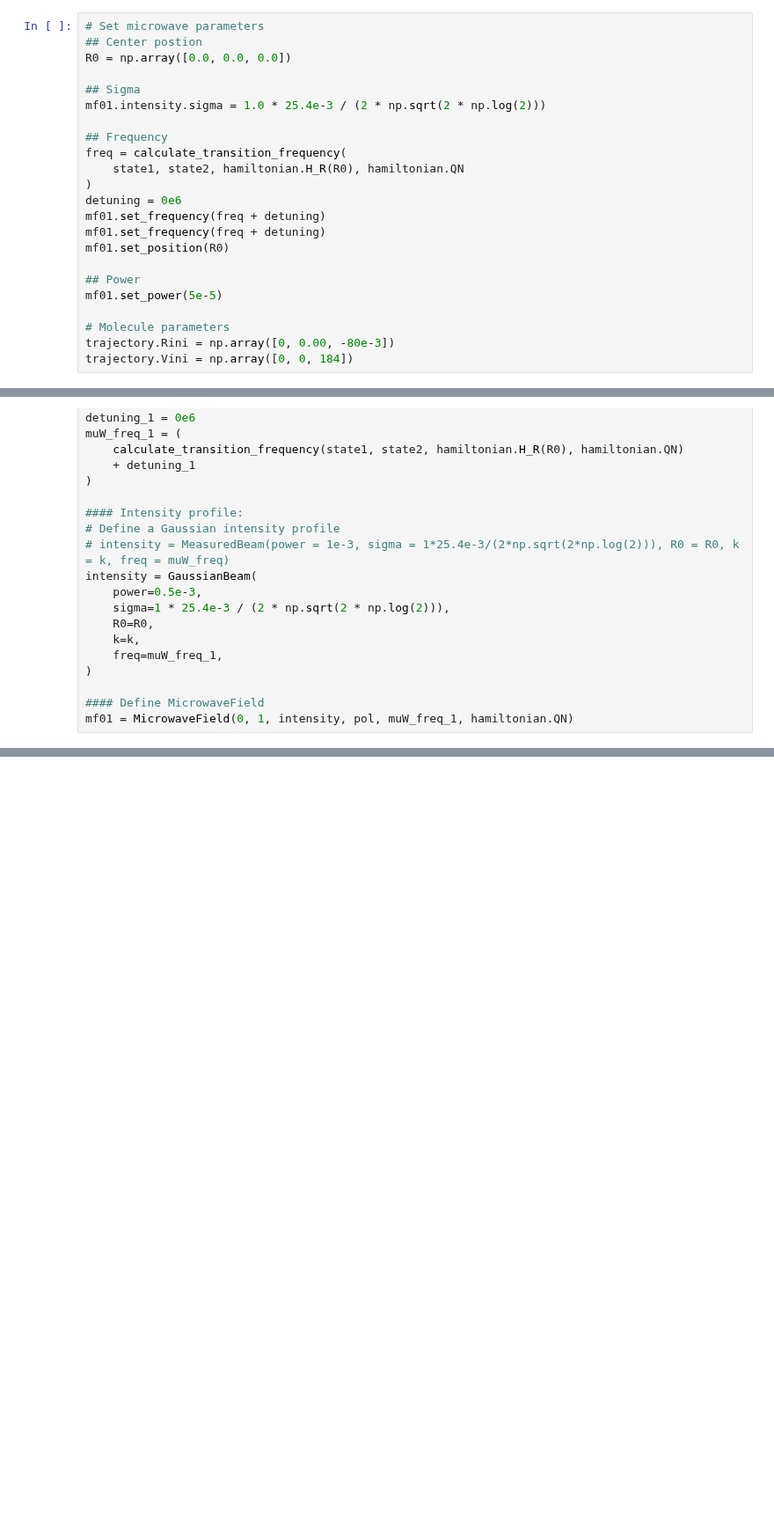
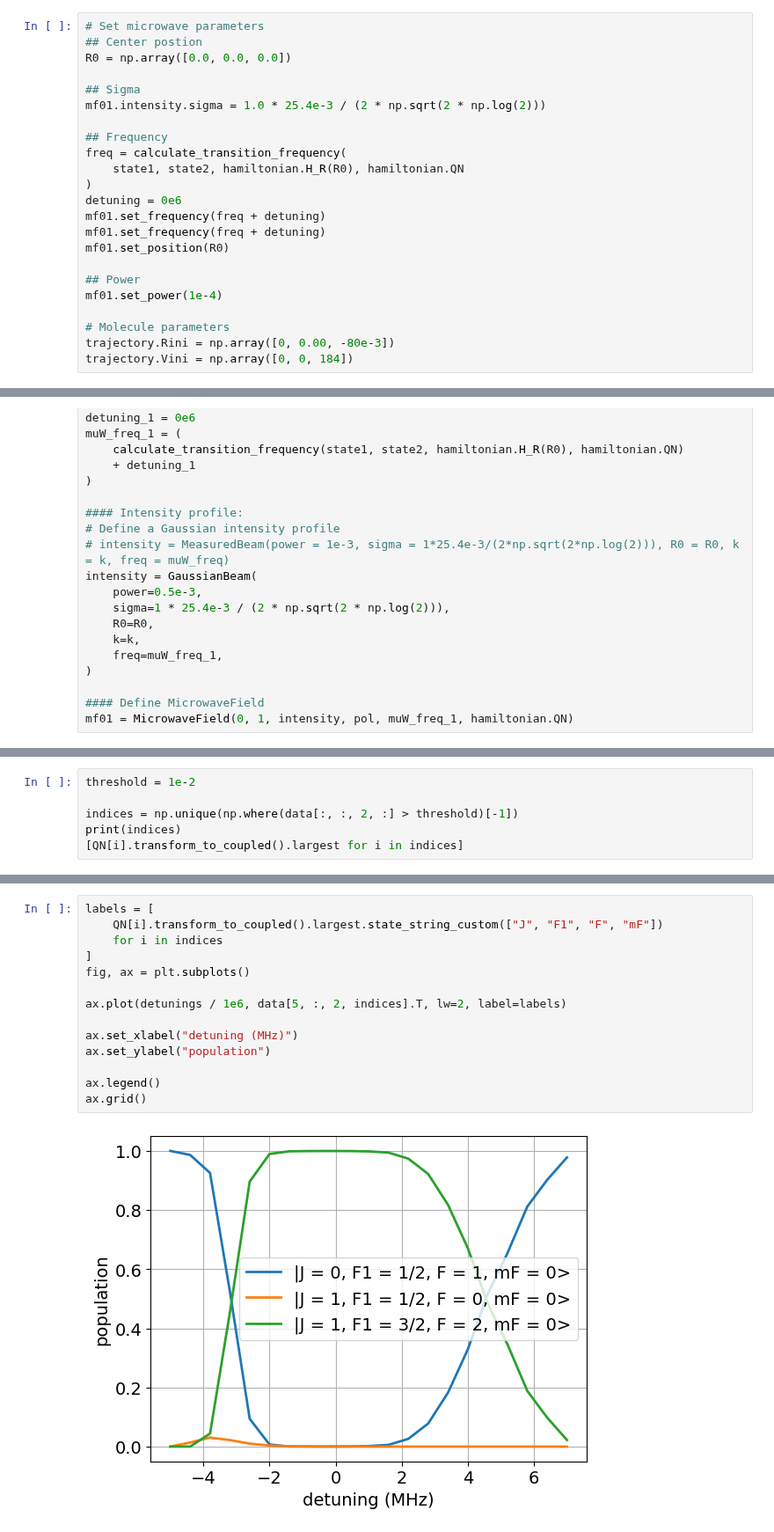
Before and after one commit to ograsdijk/centrex-state-prep, a Jupyter notebook: examples/SPA/Experimental verification/SPA1 - no BG.ipynb, the cells around one changed output, grey strips where cells are left out. Shown at 88% size. Drawn from its saved outputs; the diff is of its cells as text; blank space fills up the shorter version.

```diff
--- a/examples/SPA/Experimental verification/SPA1 - no BG.ipynb
+++ b/examples/SPA/Experimental verification/SPA1 - no BG.ipynb
@@ -356,7 +362,7 @@ mf01.set_frequency(freq + detuning)
 mf01.set_position(R0)
 
 ## Power
-mf01.set_power(5e-5)
+mf01.set_power(1e-4)
 
 # Molecule parameters
 trajectory.Rini = np.array([0, 0.00, -80e-3])
@@ -554,0 +557,6 @@ ax.grid()
+# %%
+threshold = 1e-2
+
+indices = np.unique(np.where(data[:, :, 2, :] > threshold)[-1])
+print(indices)
+[QN[i].transform_to_coupled().largest for i in indices]
@@ -554,0 +568,16 @@ ax.grid()
+# %%
+labels = [
+    QN[i].transform_to_coupled().largest.state_string_custom(["J", "F1", "F", "mF"])
+    for i in indices
+]
+fig, ax = plt.subplots()
+
+ax.plot(detunings / 1e6, data[5, :, 2, indices].T, lw=2, label=labels)
+
+ax.set_xlabel("detuning (MHz)")
+ax.set_ylabel("population")
+
+ax.legend()
+ax.grid()
+# %% [output]
+[figure, added]
```
Also changed, not shown: parts of 18 cells of this notebook, 2 other files.
